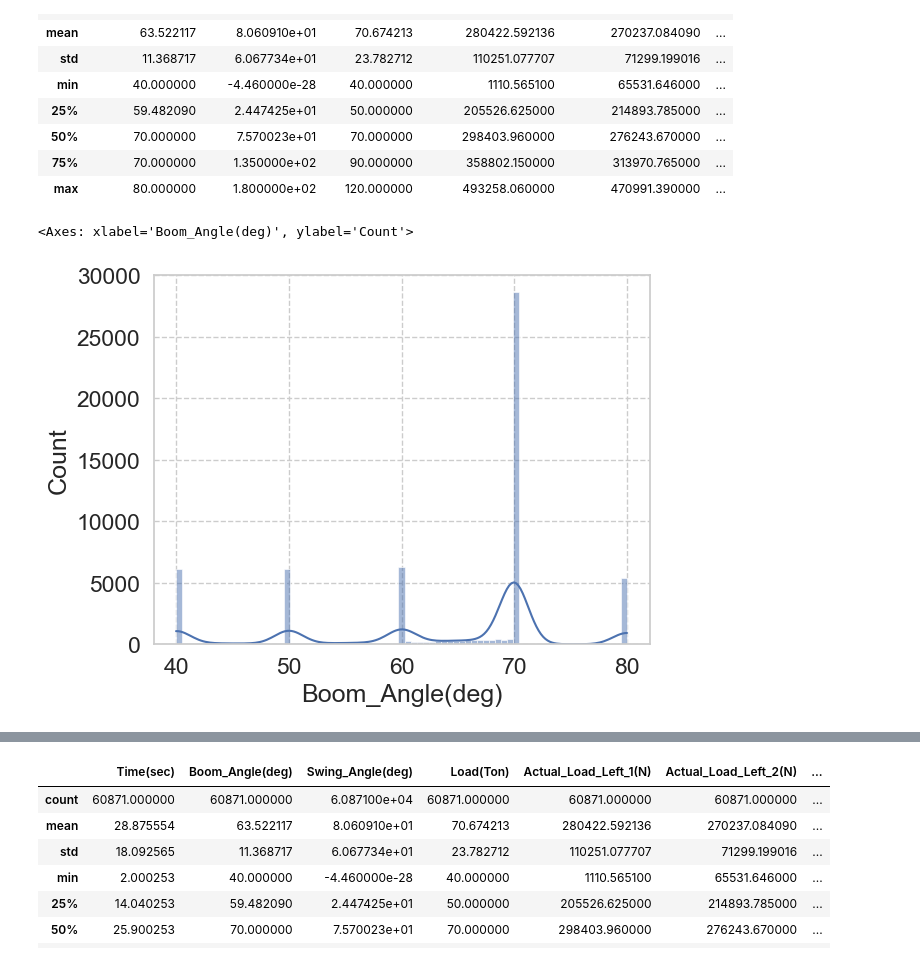
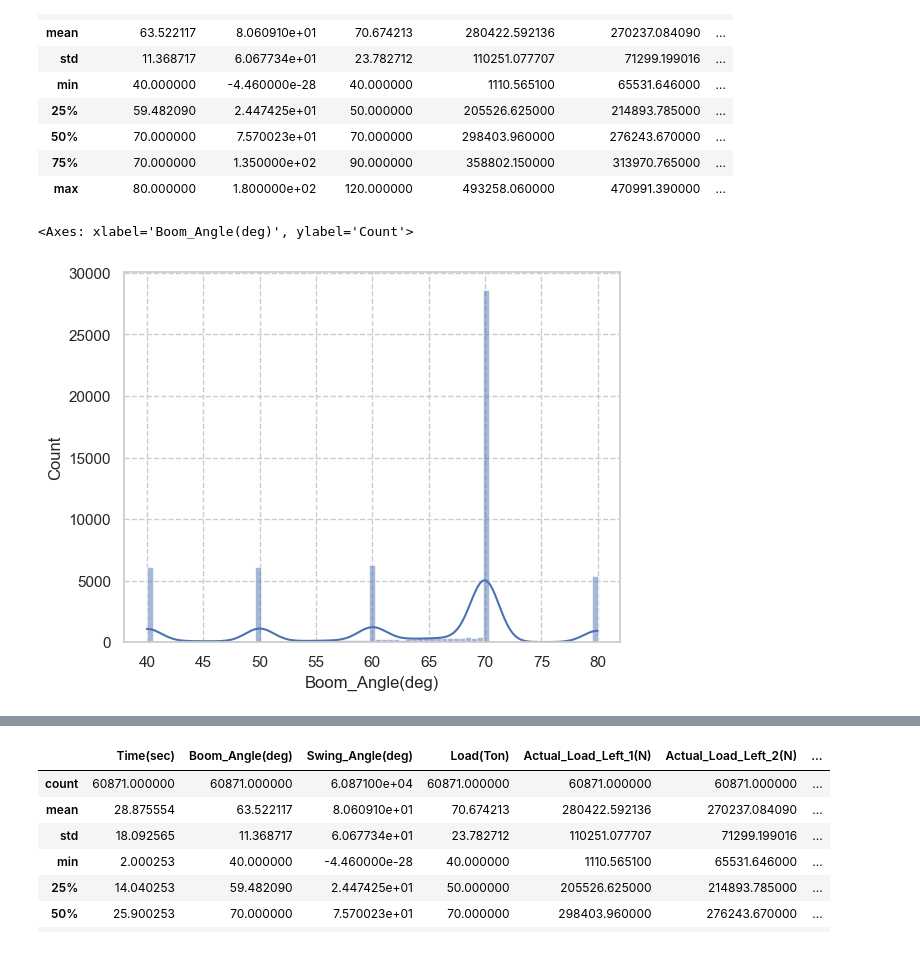
Before and after one commit to jinbeomjeong/estimate_crawler_crane_ground_pressure, a Jupyter notebook: train_ground_pressure_est_model_xgboost_based_RecurDyn.ipynb, the cells around one changed output, grey strips where cells are left out. Cells and saved outputs as stored; diff of their text form; code cells hidden in the pictures.

```diff
--- a/train_ground_pressure_est_model_xgboost_based_RecurDyn.ipynb
+++ b/train_ground_pressure_est_model_xgboost_based_RecurDyn.ipynb
@@ -47,6 +50,6 @@ get_load_value(data_files_name[0])
 # %% [output]
 40
 # %%
-feature_names = ['Boom_Angle(deg)', 'Swing_Angle(deg)', 'Load(Ton)']
-target_names = ['Actual_Load_Left_1(N)', 'Actual_Load_Left_2(N)', 'Actual_Load_Left_3(N)', 'Actual_Load_Left_4(N)', 'Actual_Load_Left_5(N)',
-               'Actual_Load_Right_1(N)', 'Actual_Load_Right_2(N)', 'Actual_Load_Right_3(N)', 'Actual_Load_Right_4(N)', 'Actual_Load_Right_5(N)']
+data_feature_names = ['Boom_Angle(deg)', 'Swing_Angle(deg)', 'Load(Ton)']
+data_target_names = ['Actual_Load_Left_1(N)', 'Actual_Load_Left_2(N)', 'Actual_Load_Left_3(N)', 'Actual_Load_Left_4(N)', 'Actual_Load_Left_5(N)',
+                     'Actual_Load_Right_1(N)', 'Actual_Load_Right_2(N)', 'Actual_Load_Right_3(N)', 'Actual_Load_Right_4(N)', 'Actual_Load_Right_5(N)']
@@ -53,5 +59,5 @@ target_names = ['Actual_Load_Left_1(N)', 'Actual_Load_Left_2(N)', 'Actual_Load_L
 # %%
-data_header = ['Time(sec)'] + target_names + feature_names
+data_header = ['Time(sec)'] + data_target_names + data_feature_names
 # %%
 raw_dataset = pd.DataFrame()
 
@@ -123,7 +138,7 @@ raw_dataset_fix = raw_dataset.copy()
 
 raw_dataset_fix = raw_dataset_fix[raw_dataset_fix['Time(sec)'] > 2.0]
 
-for target_name in target_names:
+for target_name in data_target_names:
     raw_dataset_fix = raw_dataset_fix[raw_dataset_fix[target_name] > 1000]
 
 raw_dataset_fix['Boom_Angle(deg)'] = raw_dataset_fix['Boom_Angle(deg)']+70
@@ -160,4 +168,4 @@ raw_dataset_fix
 # %%
-feature_data = raw_dataset_fix[feature_names]
-target_data = raw_dataset_fix[target_names]
+feature_data = raw_dataset_fix[data_feature_names]
+target_data = raw_dataset_fix[data_target_names]
 # %%
@@ -206,10 +200,10 @@ dataset.describe()
 | 75% | 70.000000 | 1.350000e+02 | 90.000000 | 358802.150000 | 313970.765000 | ... |
 | max | 80.000000 | 1.800000e+02 | 120.000000 | 493258.060000 | 470991.390000 | ... |
 # %%
-sns.set(font_scale=1.5)
+sns.set(font_scale=1.0)
 sns.set_style("whitegrid", {'grid.linestyle': '--'})
 sns.histplot(dataset['Boom_Angle(deg)'], kde='True')
 # %% [output]
 <Axes: xlabel='Boom_Angle(deg)', ylabel='Count'>
-[figure, old version]
+[figure, new version]
 # %%
```
Also changed, not shown: parts of 30 cells of this notebook, 10 other files.
